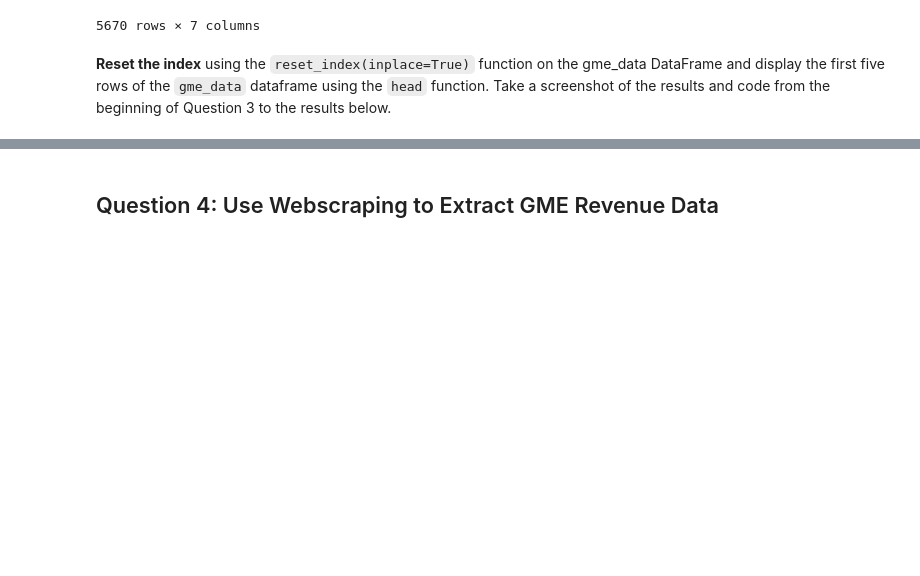
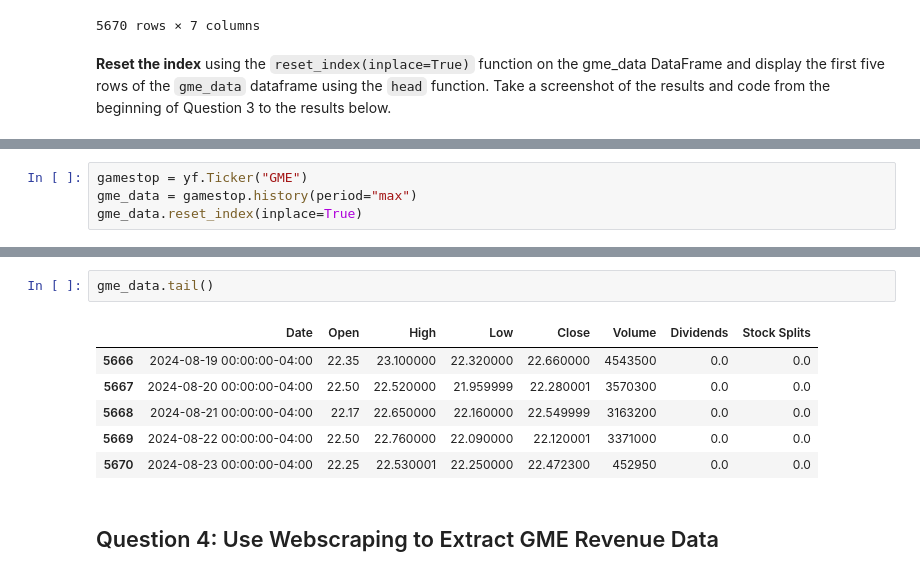
Before and after one commit to tawounfouet/ibm-data-science, a Jupyter notebook: 05 - Python Project for Data Science/Labs/Analyzing Historical Stock.ipynb, the cells around one changed output, grey strips where cells are left out. Cells and saved outputs as stored; diff of their text form; blank space fills up the shorter version.

```diff
--- a/05 - Python Project for Data Science/Labs/Analyzing Historical Stock.ipynb
+++ b/05 - Python Project for Data Science/Labs/Analyzing Historical Stock.ipynb
@@ -318,3 +301,7 @@ gme_data.reset_index(inplace=True)
+# %%
+gamestop = yf.Ticker("GME")
+gme_data = gamestop.history(period="max")
+gme_data.reset_index(inplace=True)
 # %%
 gme_data.head()
 # %% [output]
@@ -327,3 +314,12 @@ gme_data.head()
+# %%
+gme_data.tail()
+# %% [output]
+|  | Date | Open | High | Low | Close | Volume | Dividends | Stock Splits |
+| 5666 | 2024-08-19 00:00:00-04:00 | 22.35 | 23.100000 | 22.320000 | 22.660000 | 4543500 | 0.0 | 0.0 |
+| 5667 | 2024-08-20 00:00:00-04:00 | 22.50 | 22.520000 | 21.959999 | 22.280001 | 3570300 | 0.0 | 0.0 |
+| 5668 | 2024-08-21 00:00:00-04:00 | 22.17 | 22.650000 | 22.160000 | 22.549999 | 3163200 | 0.0 | 0.0 |
+| 5669 | 2024-08-22 00:00:00-04:00 | 22.50 | 22.760000 | 22.090000 | 22.120001 | 3371000 | 0.0 | 0.0 |
+| 5670 | 2024-08-23 00:00:00-04:00 | 22.25 | 22.530001 | 22.250000 | 22.472300 | 452950 | 0.0 | 0.0 |
 # %% [markdown]
 ## Question 4: Use Webscraping to Extract GME Revenue Data
 # %% [markdown]
```
Also changed, not shown: parts of 8 cells of this notebook, 4 other files.
